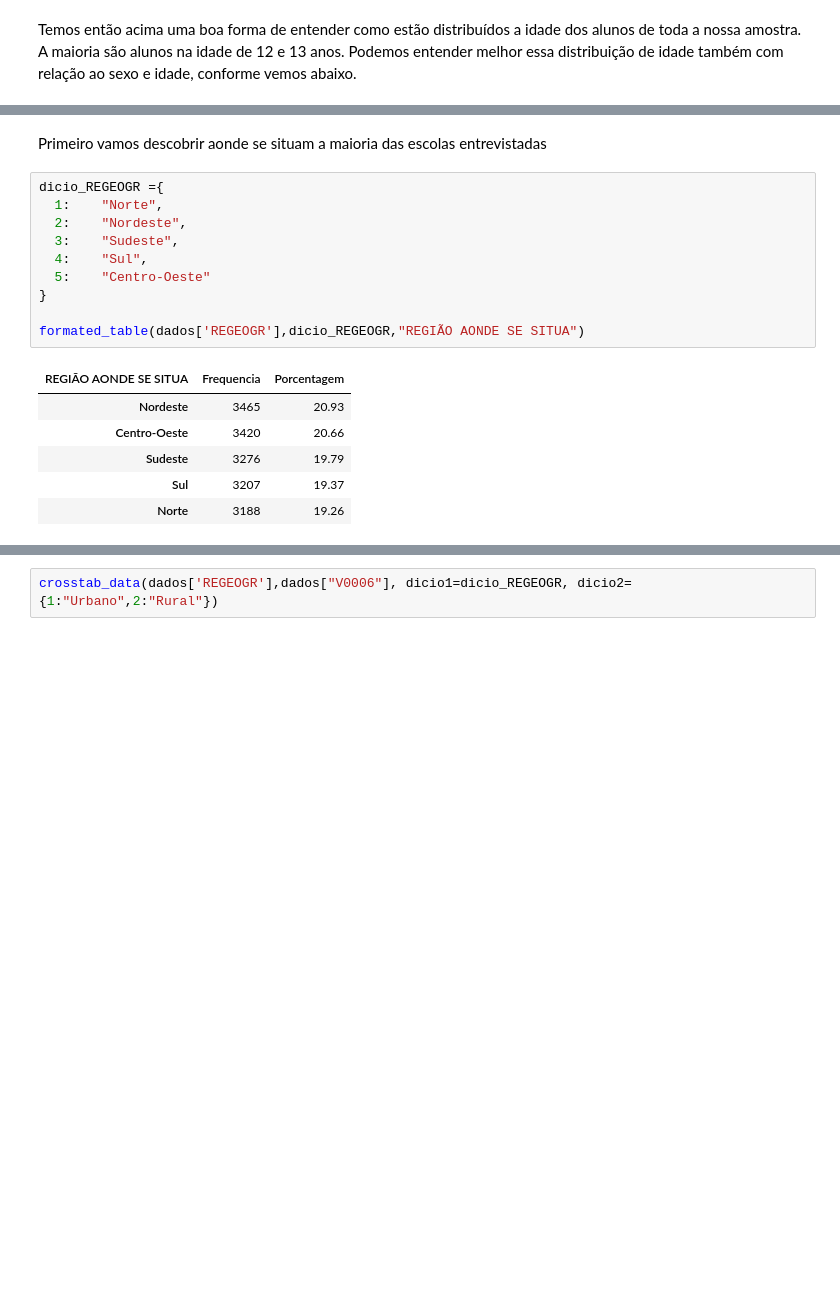
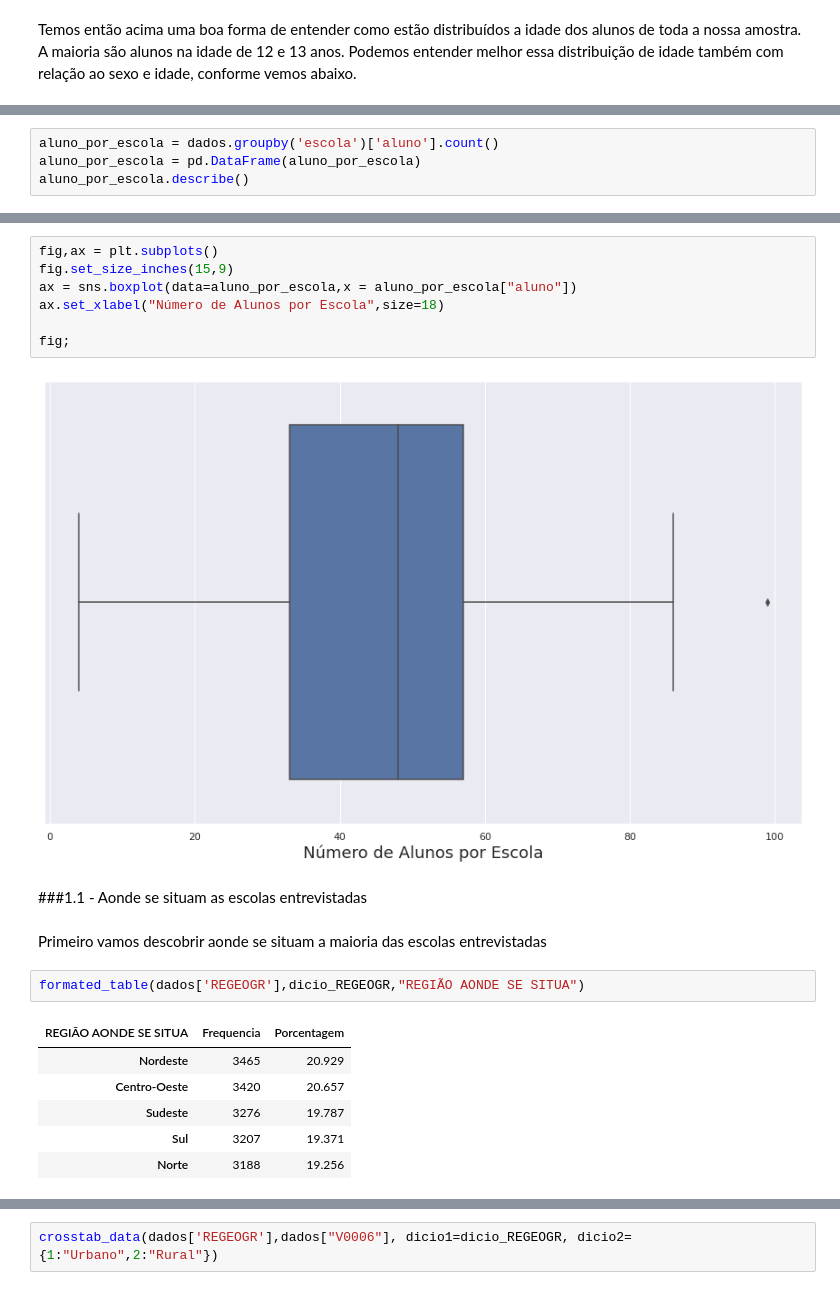
Before and after one commit to MatheusOrange211/Bootcamp-Alura, a Jupyter notebook: PROJETO_MODULO_3.ipynb, the cells around one changed output, grey strips where cells are left out. Cells and saved outputs as stored; diff of their text form; blank space fills up the shorter version.

```diff
--- a/PROJETO_MODULO_3.ipynb
+++ b/PROJETO_MODULO_3.ipynb
@@ -173,0 +281,4 @@ dados
+# %%
+aluno_por_escola = dados.groupby('escola')['aluno'].count()
+aluno_por_escola = pd.DataFrame(aluno_por_escola)
+aluno_por_escola.describe()
@@ -174,19 +301,22 @@ dados
+# %%
+fig,ax = plt.subplots()
+fig.set_size_inches(15,9)
+ax = sns.boxplot(data=aluno_por_escola,x = aluno_por_escola["aluno"])
+ax.set_xlabel("Número de Alunos por Escola",size=18)
+
+fig;
+# %% [output]
+[figure, added]
+# %% [markdown]
+###1.1 - Aonde se situam as escolas entrevistadas
 # %% [markdown]
 Primeiro vamos descobrir aonde se situam a maioria das escolas entrevistadas
 # %%
-dicio_REGEOGR ={
-  1: 	"Norte",
-  2:	"Nordeste",
-  3:	"Sudeste",
-  4:	"Sul",
-  5:	"Centro-Oeste"
-}
-
 formated_table(dados['REGEOGR'],dicio_REGEOGR,"REGIÃO AONDE SE SITUA")
 # %% [output]
 | REGIÃO AONDE SE SITUA | Frequencia | Porcentagem |
-| Nordeste | 3465 | 20.93 |
-| Centro-Oeste | 3420 | 20.66 |
-| Sudeste | 3276 | 19.79 |
-| Sul | 3207 | 19.37 |
-| Norte | 3188 | 19.26 |
+| Nordeste | 3465 | 20.929 |
+| Centro-Oeste | 3420 | 20.657 |
+| Sudeste | 3276 | 19.787 |
+| Sul | 3207 | 19.371 |
+| Norte | 3188 | 19.256 |
```
Also changed, not shown: parts of 107 cells of this notebook.
